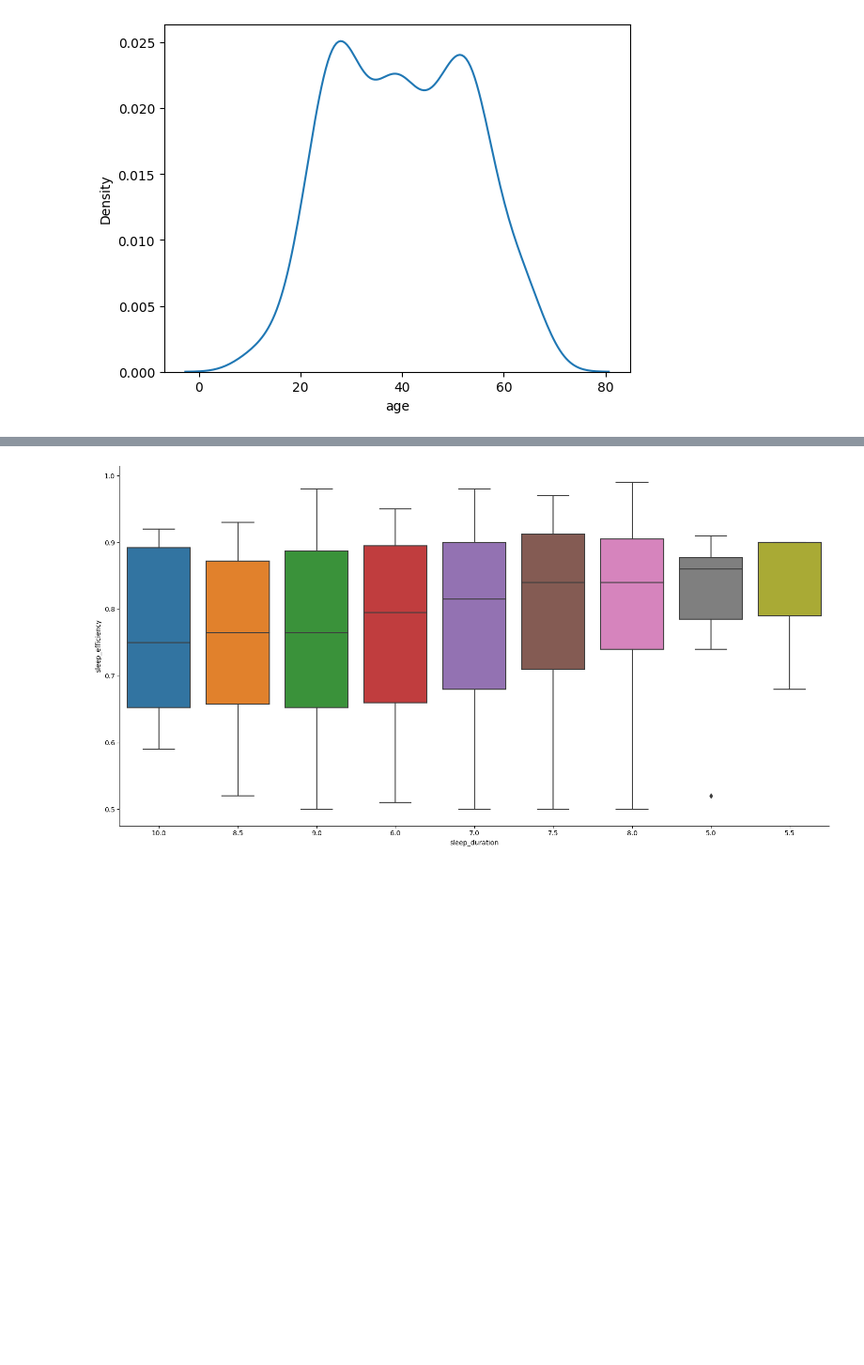
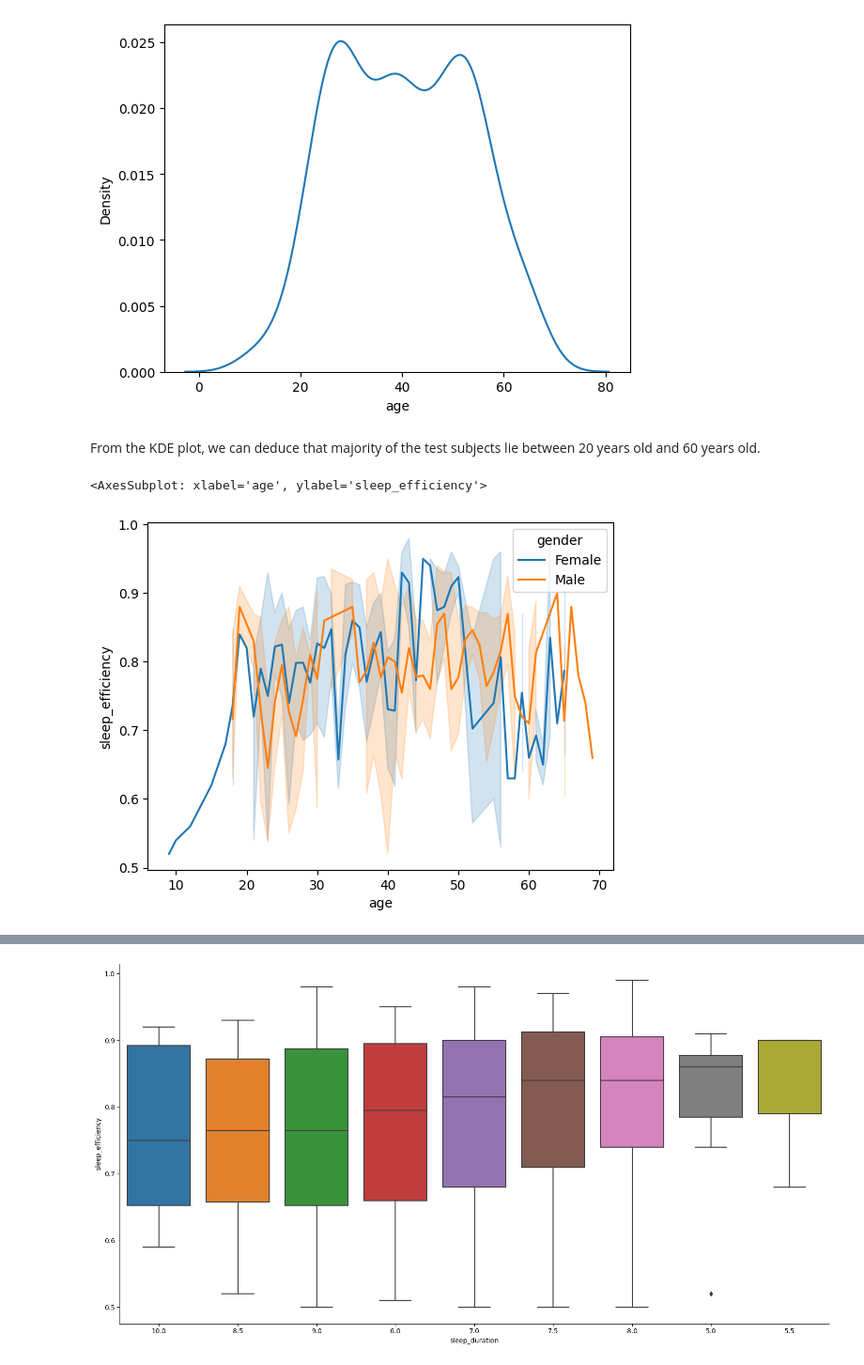
Before and after one commit to JeremyCEY/DSAI-Project, a Jupyter notebook: project.ipynb, the cells around one changed output, grey strips where cells are left out. Shown at 94% size. Cells and saved outputs as stored; diff of their text form; code cells hidden in the pictures; blank space fills up the shorter version.

```diff
--- a/project.ipynb
+++ b/project.ipynb
@@ -138,3 +142,10 @@ sb.kdeplot(dataset['age'])
 plt.show()
 # %% [output]
 [figure]
+# %% [markdown]
+From the KDE plot, we can deduce that majority of the test subjects lie between 20 years old and 60 years old.
+# %%
+sb.lineplot(data = dataset, x = 'age', y='sleep_efficiency', hue='gender')
+# %% [output]
+<AxesSubplot: xlabel='age', ylabel='sleep_efficiency'>
+[figure, added]
```
Also changed, not shown: parts of 42 cells of this notebook.
